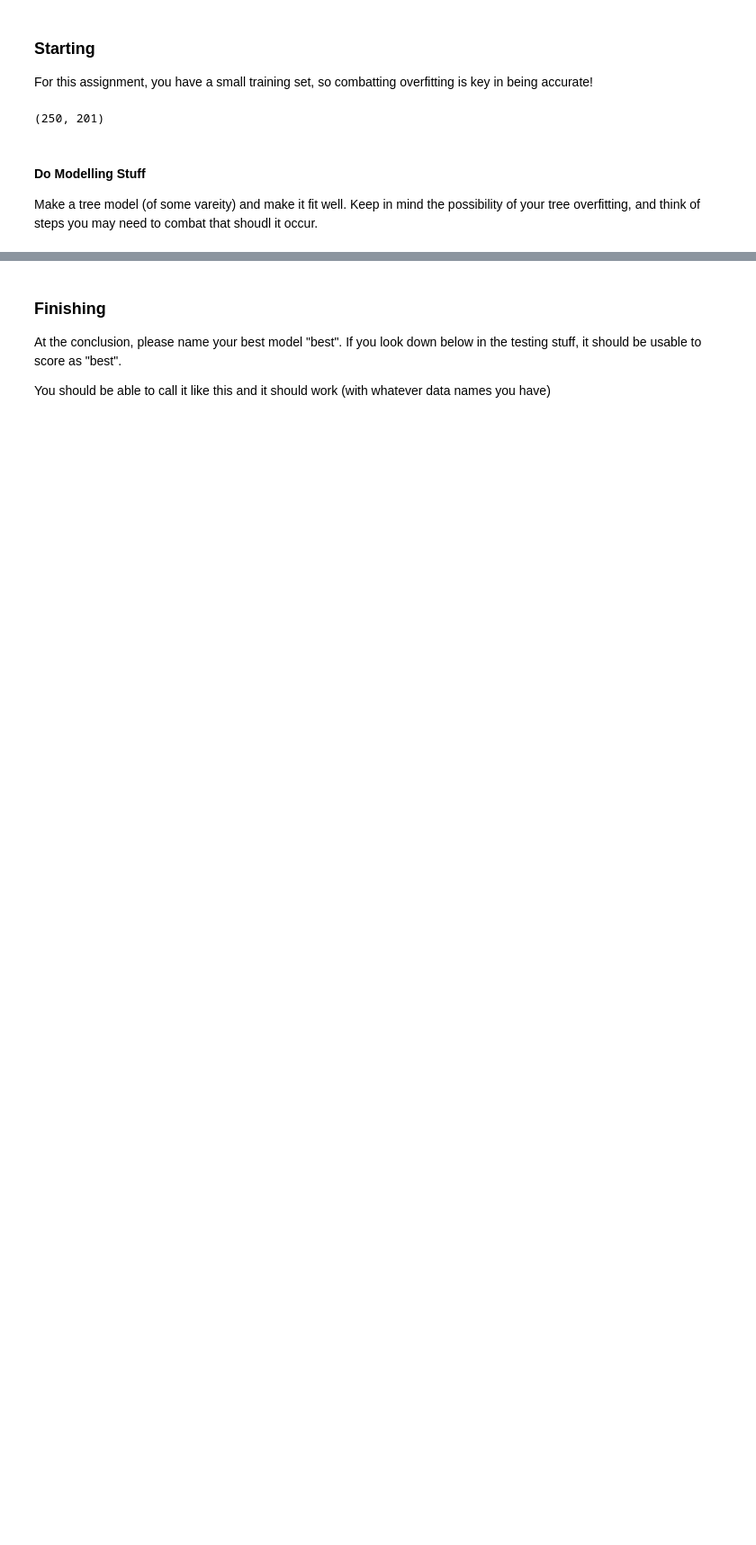
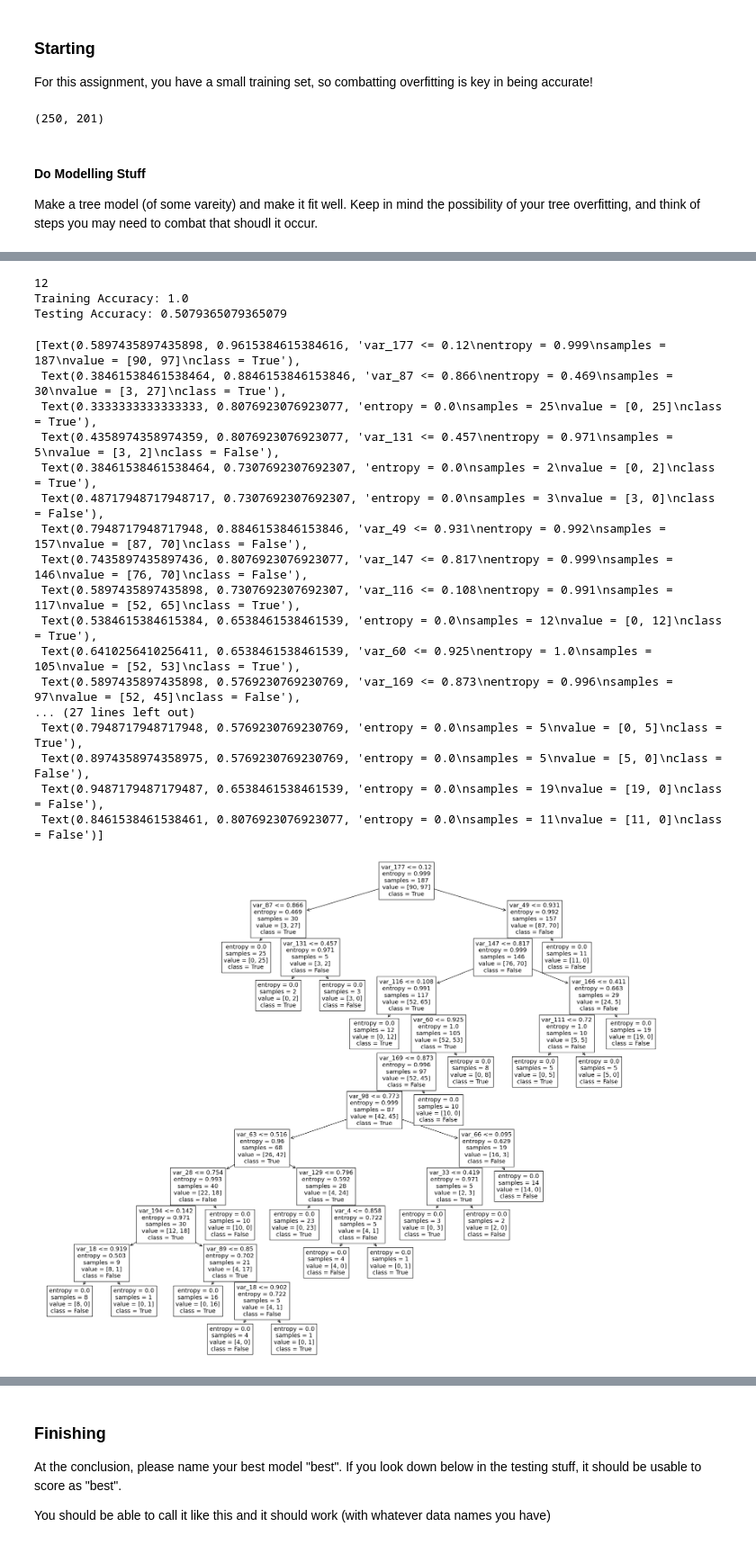
Before and after one commit to twelsah2011/ItML_Asn_1_Students, a Jupyter notebook: part2_start.ipynb, the cells around one changed output, grey strips where cells are left out. Shown at 90% size. Saved outputs shown, nothing was run; the diff lists cells and outputs as text; code cells hidden in the pictures; blank space fills up the shorter version.

```diff
--- a/part2_start.ipynb
+++ b/part2_start.ipynb
@@ -70,0 +145,32 @@ y=df[target}.values()
+# %%
+#Tree with entropy
+clf = DecisionTreeClassifier(criterion="entropy")
+clf = clf.fit(x_train, y_train)
+
+print(clf.get_depth())
+print("Training Accuracy:", clf.score(x_train, y_train))
+print("Testing Accuracy:", clf.score(x_test, y_test))
+plt.figure(figsize=(25,20))
+plot_tree(clf, feature_names=df.columns[:-1], class_names=["False","True"])
+# %% [output]
+12
+Training Accuracy: 1.0
+Testing Accuracy: 0.5079365079365079
+[Text(0.5897435897435898, 0.9615384615384616, 'var_177 <= 0.12\nentropy = 0.999\nsamples = 187\nvalue = [90, 97]\nclass = True'),
+ Text(0.38461538461538464, 0.8846153846153846, 'var_87 <= 0.866\nentropy = 0.469\nsamples = 30\nvalue = [3, 27]\nclass = True'),
+ Text(0.3333333333333333, 0.8076923076923077, 'entropy = 0.0\nsamples = 25\nvalue = [0, 25]\nclass = True'),
+ Text(0.4358974358974359, 0.8076923076923077, 'var_131 <= 0.457\nentropy = 0.971\nsamples = 5\nvalue = [3, 2]\nclass = False'),
+ Text(0.38461538461538464, 0.7307692307692307, 'entropy = 0.0\nsamples = 2\nvalue = [0, 2]\nclass = True'),
+ Text(0.48717948717948717, 0.7307692307692307, 'entropy = 0.0\nsamples = 3\nvalue = [3, 0]\nclass = False'),
+ Text(0.7948717948717948, 0.8846153846153846, 'var_49 <= 0.931\nentropy = 0.992\nsamples = 157\nvalue = [87, 70]\nclass = False'),
+ Text(0.7435897435897436, 0.8076923076923077, 'var_147 <= 0.817\nentropy = 0.999\nsamples = 146\nvalue = [76, 70]\nclass = False'),
+ Text(0.5897435897435898, 0.7307692307692307, 'var_116 <= 0.108\nentropy = 0.991\nsamples = 117\nvalue = [52, 65]\nclass = True'),
+ Text(0.5384615384615384, 0.6538461538461539, 'entropy = 0.0\nsamples = 12\nvalue = [0, 12]\nclass = True'),
+ Text(0.6410256410256411, 0.6538461538461539, 'var_60 <= 0.925\nentropy = 1.0\nsamples = 105\nvalue = [52, 53]\nclass = True'),
+ Text(0.5897435897435898, 0.5769230769230769, 'var_169 <= 0.873\nentropy = 0.996\nsamples = 97\nvalue = [52, 45]\nclass = False'),
+... (27 lines left out)
+ Text(0.7948717948717948, 0.5769230769230769, 'entropy = 0.0\nsamples = 5\nvalue = [0, 5]\nclass = True'),
+ Text(0.8974358974358975, 0.5769230769230769, 'entropy = 0.0\nsamples = 5\nvalue = [5, 0]\nclass = False'),
+ Text(0.9487179487179487, 0.6538461538461539, 'entropy = 0.0\nsamples = 19\nvalue = [19, 0]\nclass = False'),
+ Text(0.8461538461538461, 0.8076923076923077, 'entropy = 0.0\nsamples = 11\nvalue = [11, 0]\nclass = False')]
+[figure, added]
```
Also changed, not shown: parts of 17 cells of this notebook, 1 other file.
